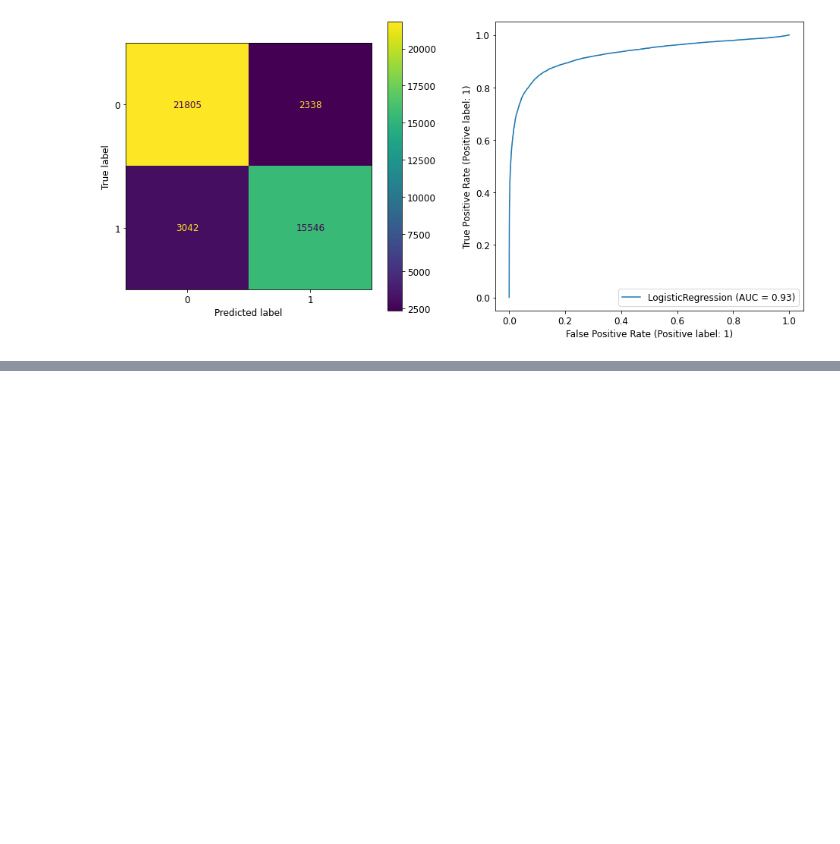
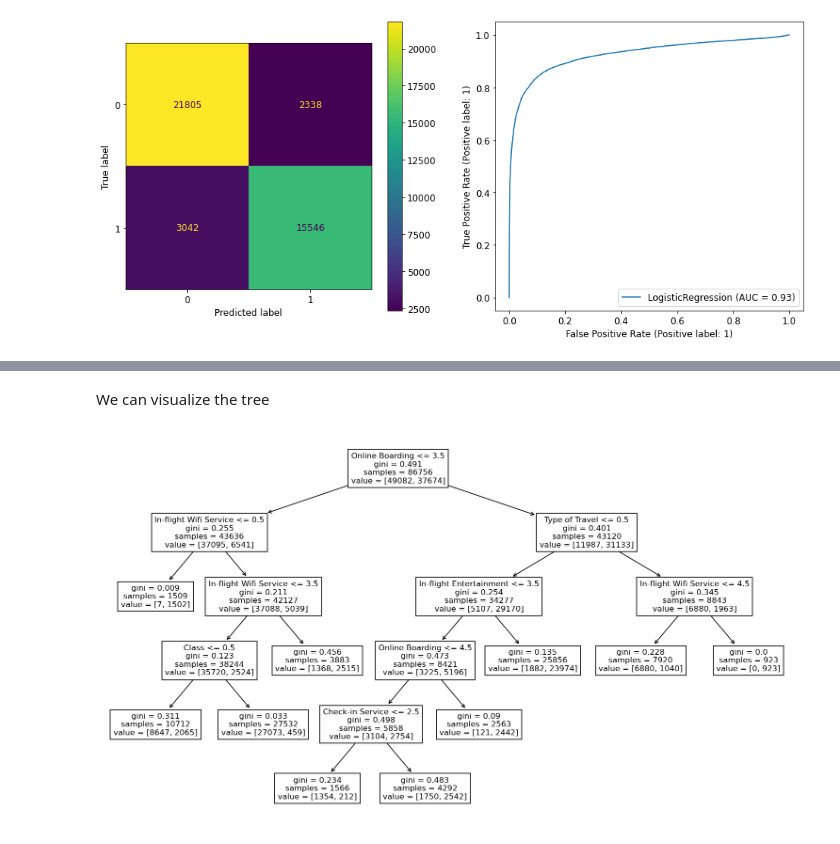
Before and after one commit to ibdafna/airlines_passengers, a Jupyter notebook: airline_passenger_satisfaction.ipynb, the cells around one changed output, grey strips where cells are left out. Saved outputs shown, nothing was run; the diff lists cells and outputs as text; code cells hidden in the pictures; blank space fills up the shorter version.

```diff
--- a/airline_passenger_satisfaction.ipynb
+++ b/airline_passenger_satisfaction.ipynb
@@ -426,0 +504,8 @@ weighted avg    0.87396   0.87410   0.87379     42731
+# %% [markdown]
+We can visualize the tree
+# %%
+from sklearn import tree
+plt.figure(figsize=(16,9), dpi=120)
+tree.plot_tree(model, label='all', feature_names=feature_list, fontsize=10);
+# %% [output]
+[figure, added]
```
Also changed, not shown: parts of 17 cells of this notebook.
